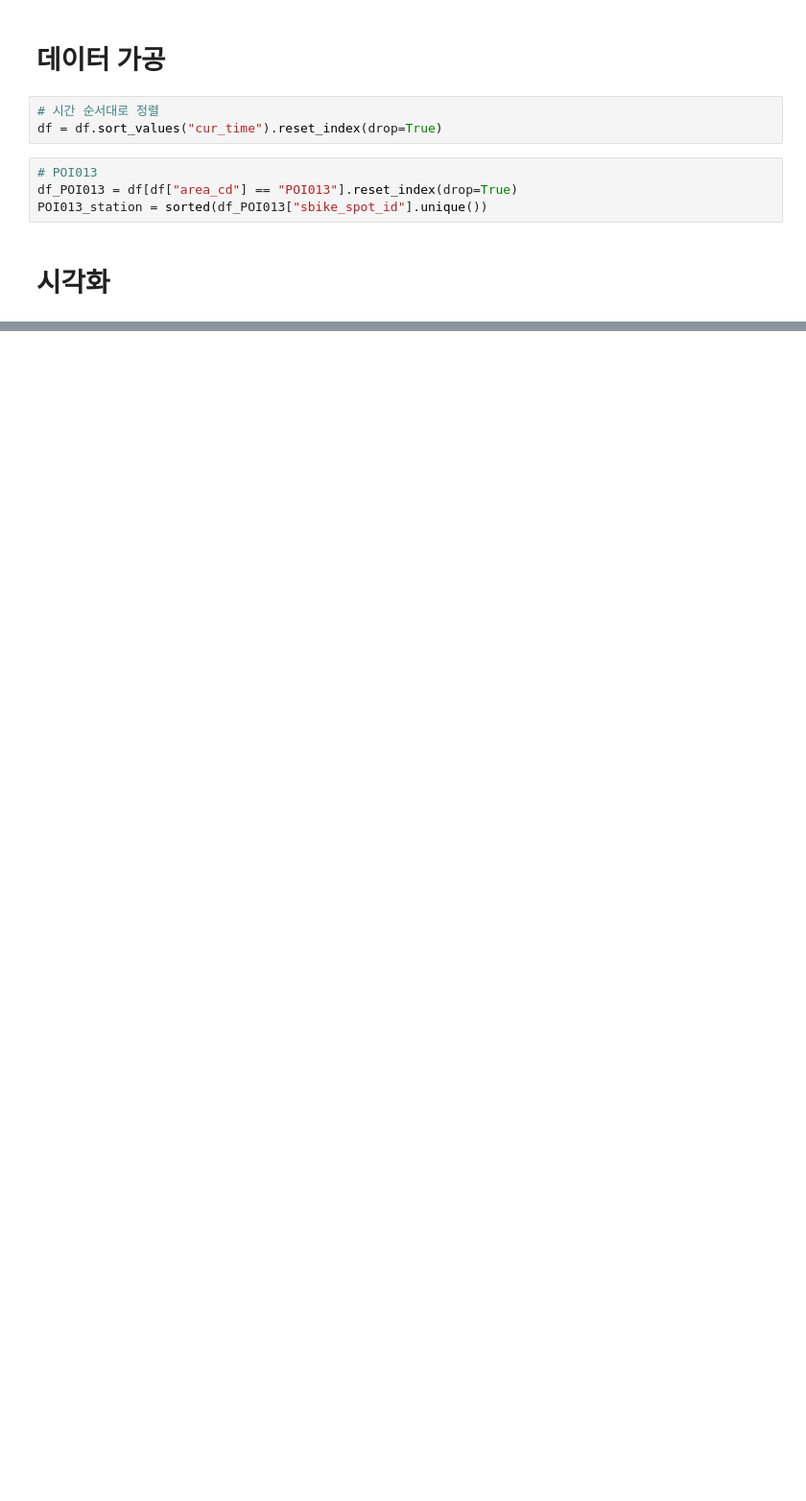
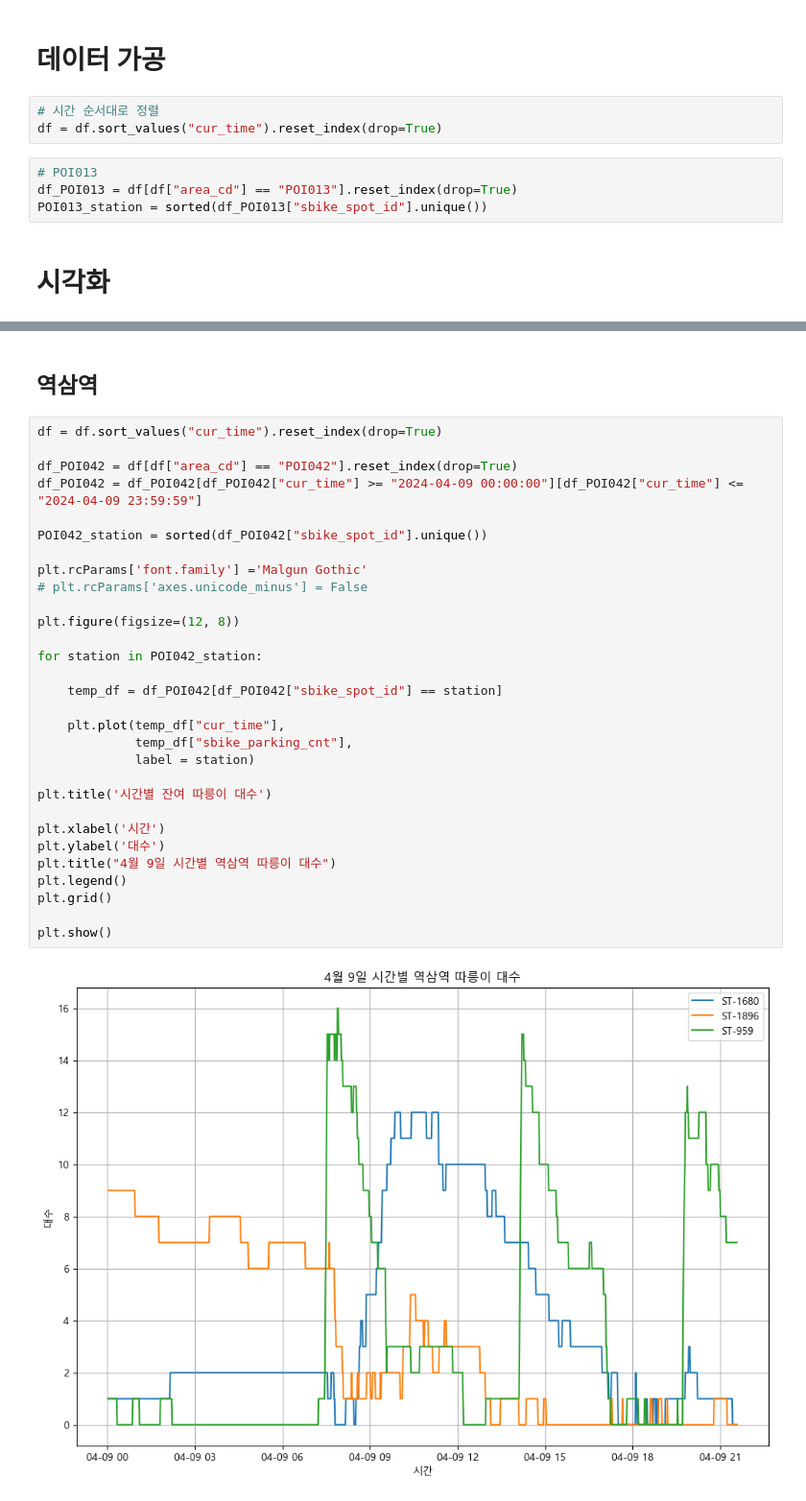
Before and after one commit to luvurself8/SeoulPublicDataHackathon, a Jupyter notebook: 시각화.ipynb, the cells around one changed output, grey strips where cells are left out. Shown at 96% size. Drawn from its saved outputs; the diff is of its cells as text; blank space fills up the shorter version.

```diff
--- a/시각화.ipynb
+++ b/시각화.ipynb
@@ -79,0 +187,34 @@ df_POI013[13379:13381]
+# %% [markdown]
+## 역삼역
+# %%
+df = df.sort_values("cur_time").reset_index(drop=True)
+
+df_POI042 = df[df["area_cd"] == "POI042"].reset_index(drop=True)
+df_POI042 = df_POI042[df_POI042["cur_time"] >= "2024-04-09 00:00:00"][df_POI042["cur_time"] <= "2024-04-09 23:59:59"]
+
+POI042_station = sorted(df_POI042["sbike_spot_id"].unique())
+
+plt.rcParams['font.family'] ='Malgun Gothic'
+# plt.rcParams['axes.unicode_minus'] = False
+
+plt.figure(figsize=(12, 8))
+
+for station in POI042_station:
+
+    temp_df = df_POI042[df_POI042["sbike_spot_id"] == station]
+
+    plt.plot(temp_df["cur_time"],
+             temp_df["sbike_parking_cnt"],
+             label = station)
+
+plt.title('시간별 잔여 따릉이 대수')
+
+plt.xlabel('시간')
+plt.ylabel('대수')
+plt.title("4월 9일 시간별 역삼역 따릉이 대수")
+plt.legend()
+plt.grid()
+
+plt.show()
+# %% [output]
+[figure, added]
```
Also changed, not shown: parts of 17 cells of this notebook.
